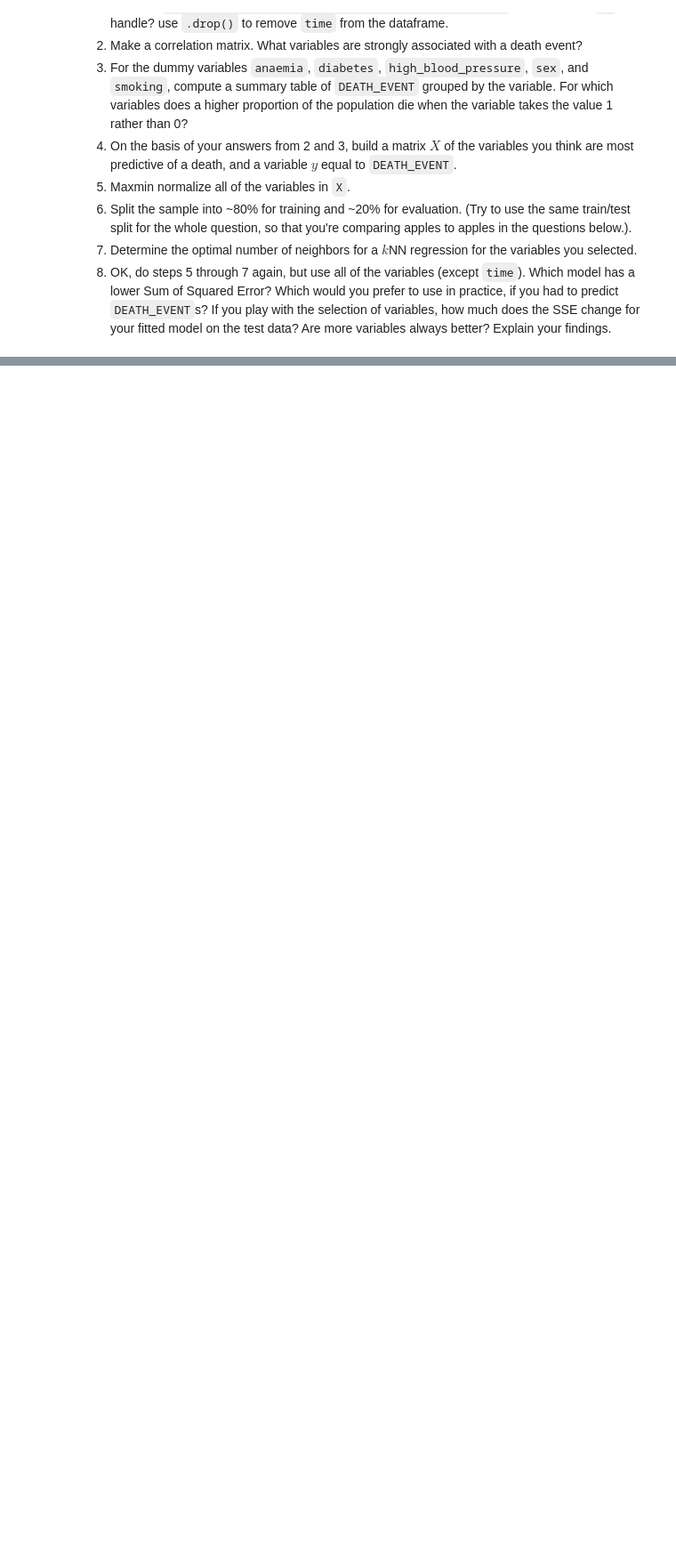
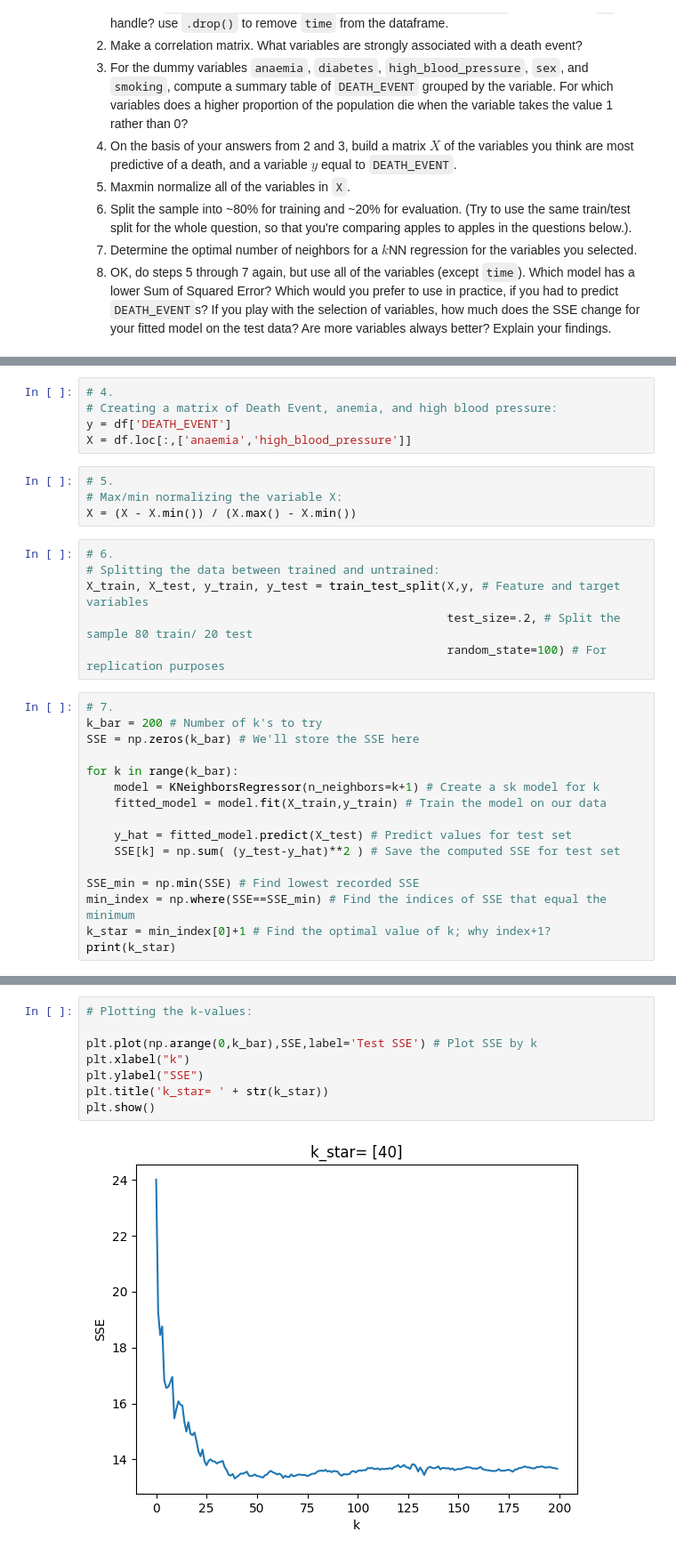
Before and after one commit to Troy-S-Meink/knn, a Jupyter notebook: assignment_knn.ipynb, the cells around one changed output, grey strips where cells are left out. Shown at 89% size. Cells and saved outputs as stored; diff of their text form; blank space fills up the shorter version.

```diff
--- a/assignment_knn.ipynb
+++ b/assignment_knn.ipynb
@@ -185,0 +281,31 @@ plt.show()
+# %%
+# 4.
+# Creating a matrix of Death Event, anemia, and high blood pressure:
+y = df['DEATH_EVENT']
+X = df.loc[:,['anaemia','high_blood_pressure']]
+# %%
+# 5.
+# Max/min normalizing the variable X:
+X = (X - X.min()) / (X.max() - X.min())
+# %%
+# 6.
+# Splitting the data between trained and untrained:
+X_train, X_test, y_train, y_test = train_test_split(X,y, # Feature and target variables
+                                                    test_size=.2, # Split the sample 80 train/ 20 test
+                                                    random_state=100) # For replication purposes
+# %%
+# 7.
+k_bar = 200 # Number of k's to try
+SSE = np.zeros(k_bar) # We'll store the SSE here
+
+for k in range(k_bar):
+    model = KNeighborsRegressor(n_neighbors=k+1) # Create a sk model for k
+    fitted_model = model.fit(X_train,y_train) # Train the model on our data
+
+    y_hat = fitted_model.predict(X_test) # Predict values for test set
+    SSE[k] = np.sum( (y_test-y_hat)**2 ) # Save the computed SSE for test set
+
+SSE_min = np.min(SSE) # Find lowest recorded SSE
+min_index = np.where(SSE==SSE_min) # Find the indices of SSE that equal the minimum
+k_star = min_index[0]+1 # Find the optimal value of k; why index+1?
+print(k_star)
@@ -185,0 +314,10 @@ plt.show()
+# %%
+# Plotting the k-values:
+
+plt.plot(np.arange(0,k_bar),SSE,label='Test SSE') # Plot SSE by k
+plt.xlabel("k")
+plt.ylabel("SSE")
+plt.title('k_star= ' + str(k_star))
+plt.show()
+# %% [output]
+[figure, added]
```
Also changed, not shown: parts of 10 cells of this notebook.
